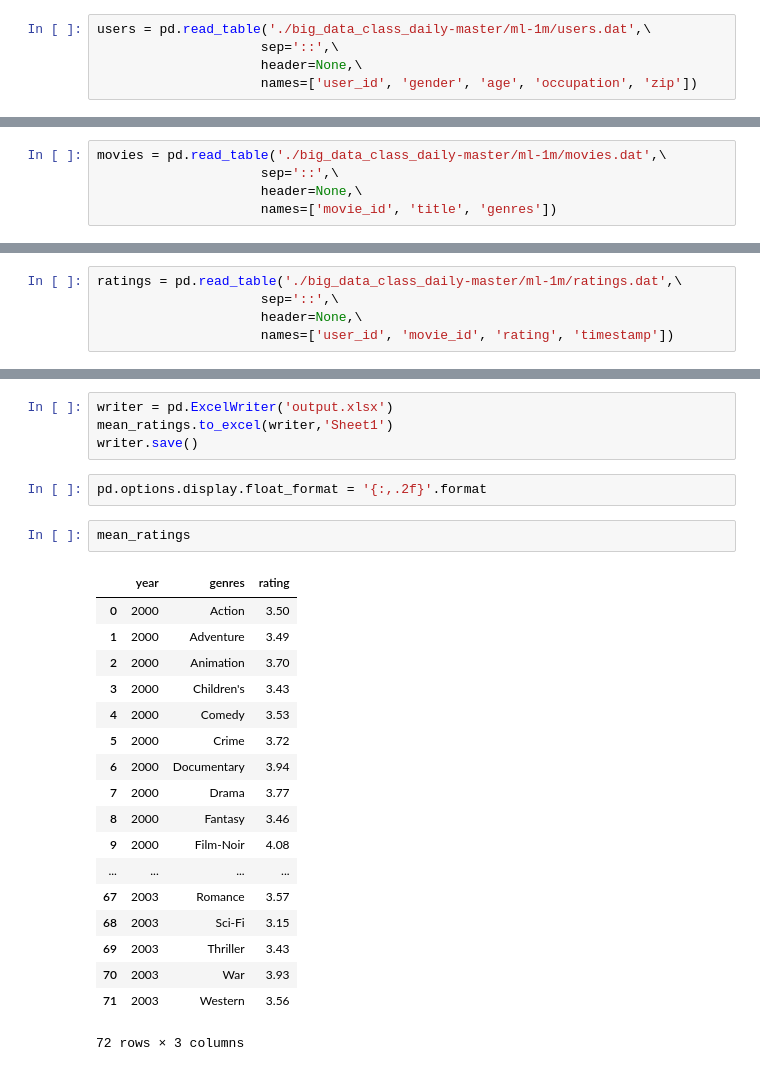
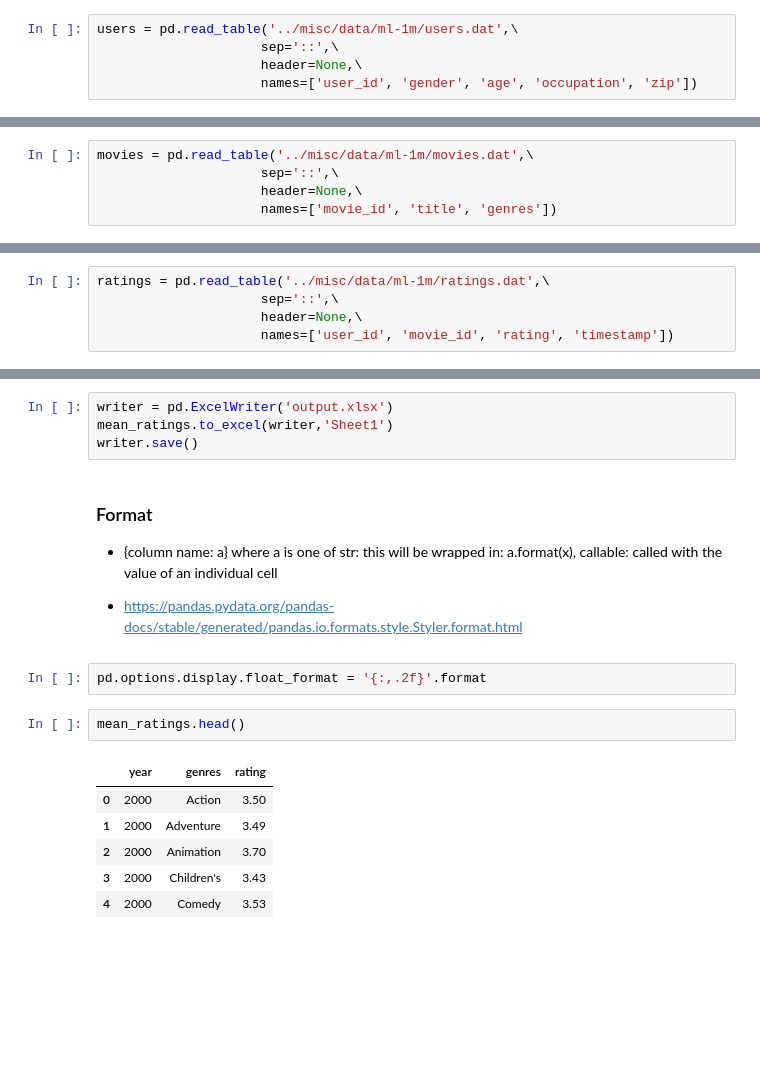
Before and after one commit to joyce04/python_database_class, a Jupyter notebook: 2. Pandas,Numpy/수업파일_3. pandas 03.ipynb, the cells around one changed output, grey strips where cells are left out. Saved outputs shown, nothing was run; the diff lists cells and outputs as text; blank space fills up the shorter version.

Commit message:
add comments for display format;

```diff
--- a/2. Pandas,Numpy/수업파일_3. pandas 03.ipynb
+++ b/2. Pandas,Numpy/수업파일_3. pandas 03.ipynb
@@ -14,7 +14,7 @@ You should consider upgrading via the 'pip install --upgrade pip' command.
 import numpy as np
 import pandas as pd
 # %%
-users = pd.read_table('./big_data_class_daily-master/ml-1m/users.dat',\
+users = pd.read_table('../misc/data/ml-1m/users.dat',\
                      sep='::',\
                      header=None,\
                      names=['user_id', 'gender', 'age', 'occupation', 'zip'])
@@ -28,7 +28,7 @@ users.head()
 | 3 | 4 | M | 45 | 7 | 02460 |
 | 4 | 5 | M | 25 | 20 | 55455 |
 # %%
-movies = pd.read_table('./big_data_class_daily-master/ml-1m/movies.dat',\
+movies = pd.read_table('../misc/data/ml-1m/movies.dat',\
                      sep='::',\
                      header=None,\
                      names=['movie_id', 'title', 'genres'])
@@ -42,7 +42,7 @@ movies.head()
 | 3 | 4 | Waiting to Exhale (1995) | Comedy|Drama |
 | 4 | 5 | Father of the Bride Part II (1995) | Comedy |
 # %%
-ratings = pd.read_table('./big_data_class_daily-master/ml-1m/ratings.dat',\
+ratings = pd.read_table('../misc/data/ml-1m/ratings.dat',\
                      sep='::',\
                      header=None,\
                      names=['user_id', 'movie_id', 'rating', 'timestamp'])
@@ -313,26 +313,20 @@ mean_ratings.to_excel('test.xlsx')
 writer = pd.ExcelWriter('output.xlsx')
 mean_ratings.to_excel(writer,'Sheet1')
 writer.save()
+# %% [markdown]
+### Format
+
+- {column name: a} where a is one of str: this will be wrapped in: a.format(x), callable: called with the value of an individual cell
+
+- https://pandas.pydata.org/pandas-docs/stable/generated/pandas.io.formats.style.Styler.format.html
 # %%
 pd.options.display.float_format = '{:,.2f}'.format
 # %%
-mean_ratings
+mean_ratings.head()
 # %% [output]
 |  | year | genres | rating |
 | 0 | 2000 | Action | 3.50 |
 | 1 | 2000 | Adventure | 3.49 |
 | 2 | 2000 | Animation | 3.70 |
 | 3 | 2000 | Children's | 3.43 |
 | 4 | 2000 | Comedy | 3.53 |
-| 5 | 2000 | Crime | 3.72 |
-| 6 | 2000 | Documentary | 3.94 |
-| 7 | 2000 | Drama | 3.77 |
-| 8 | 2000 | Fantasy | 3.46 |
-| 9 | 2000 | Film-Noir | 4.08 |
-| ... | ... | ... | ... |
-| 67 | 2003 | Romance | 3.57 |
-| 68 | 2003 | Sci-Fi | 3.15 |
-| 69 | 2003 | Thriller | 3.43 |
-| 70 | 2003 | War | 3.93 |
-| 71 | 2003 | Western | 3.56 |
-72 rows × 3 columns
```
Also changed, not shown: parts of 1 cell of this notebook, 2 other files.
